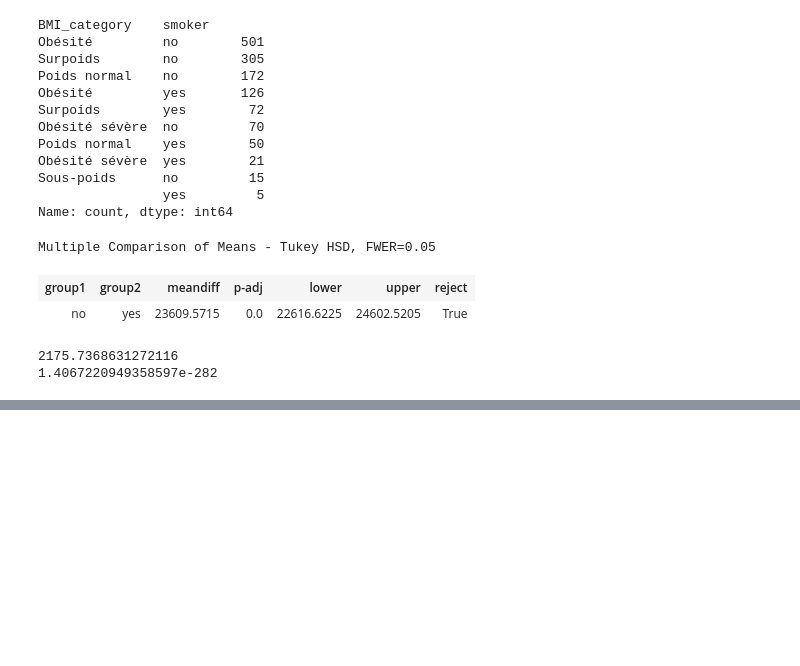
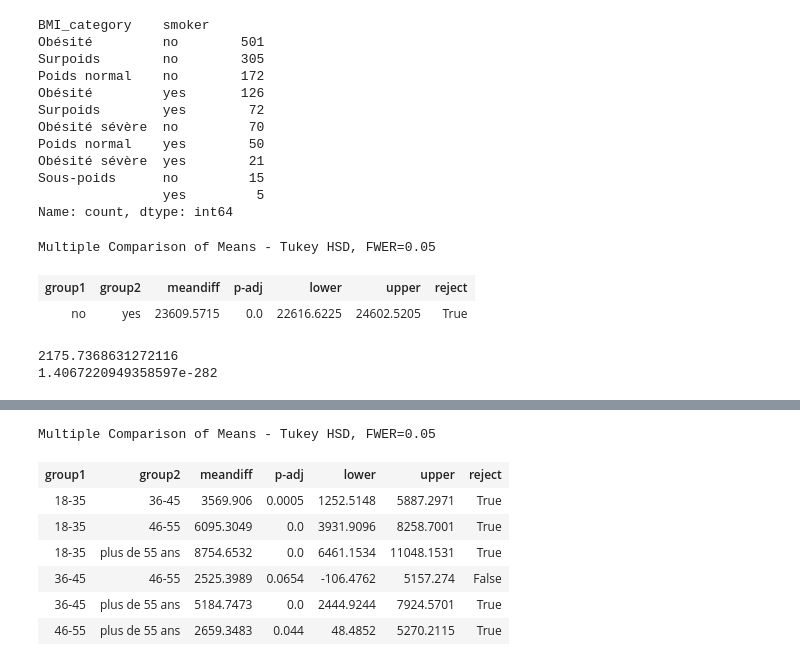
Before and after one commit to istaion/Assur_aimant, a Jupyter notebook: Hacene/analyse.ipynb, the cells around one changed output, grey strips where cells are left out. Drawn from its saved outputs; the diff is of its cells as text; code cells hidden in the pictures; blank space fills up the shorter version.

```diff
--- a/Hacene/analyse.ipynb
+++ b/Hacene/analyse.ipynb
@@ -911,0 +928,18 @@ print(p_value)
+# %%
+from statsmodels.stats.multicomp import pairwise_tukeyhsd
+
+### YOUR CODE HERE ###
+
+tukey_oneway = pairwise_tukeyhsd(endog = df["charges"], groups = df["age_categories"])
+
+# Display the results
+tukey_oneway.summary()
+# %% [output]
+Multiple Comparison of Means - Tukey HSD, FWER=0.05
+| group1 | group2 | meandiff | p-adj | lower | upper | reject |
+| 18-35 | 36-45 | 3569.906 | 0.0005 | 1252.5148 | 5887.2971 | True |
+| 18-35 | 46-55 | 6095.3049 | 0.0 | 3931.9096 | 8258.7001 | True |
+| 18-35 | plus de 55 ans | 8754.6532 | 0.0 | 6461.1534 | 11048.1531 | True |
+| 36-45 | 46-55 | 2525.3989 | 0.0654 | -106.4762 | 5157.274 | False |
+| 36-45 | plus de 55 ans | 5184.7473 | 0.0 | 2444.9244 | 7924.5701 | True |
+| 46-55 | plus de 55 ans | 2659.3483 | 0.044 | 48.4852 | 5270.2115 | True |
```
Also changed, not shown: parts of 4 cells of this notebook, 6 other files.
